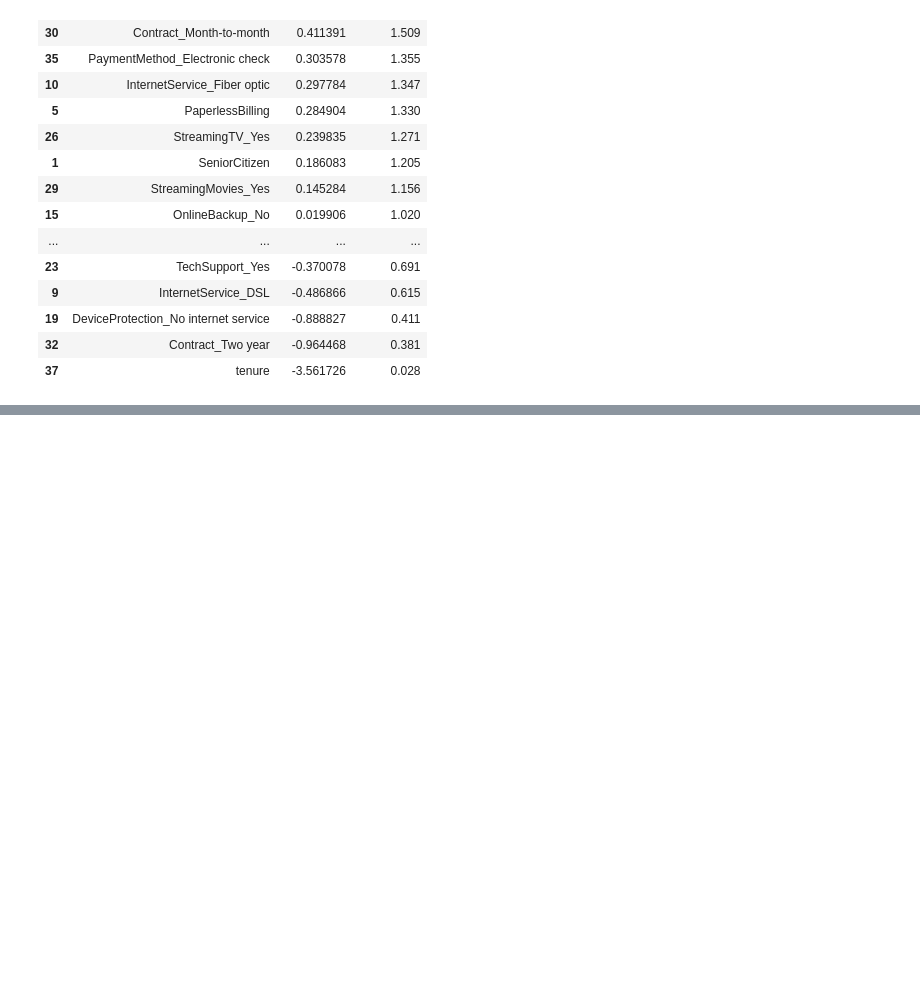
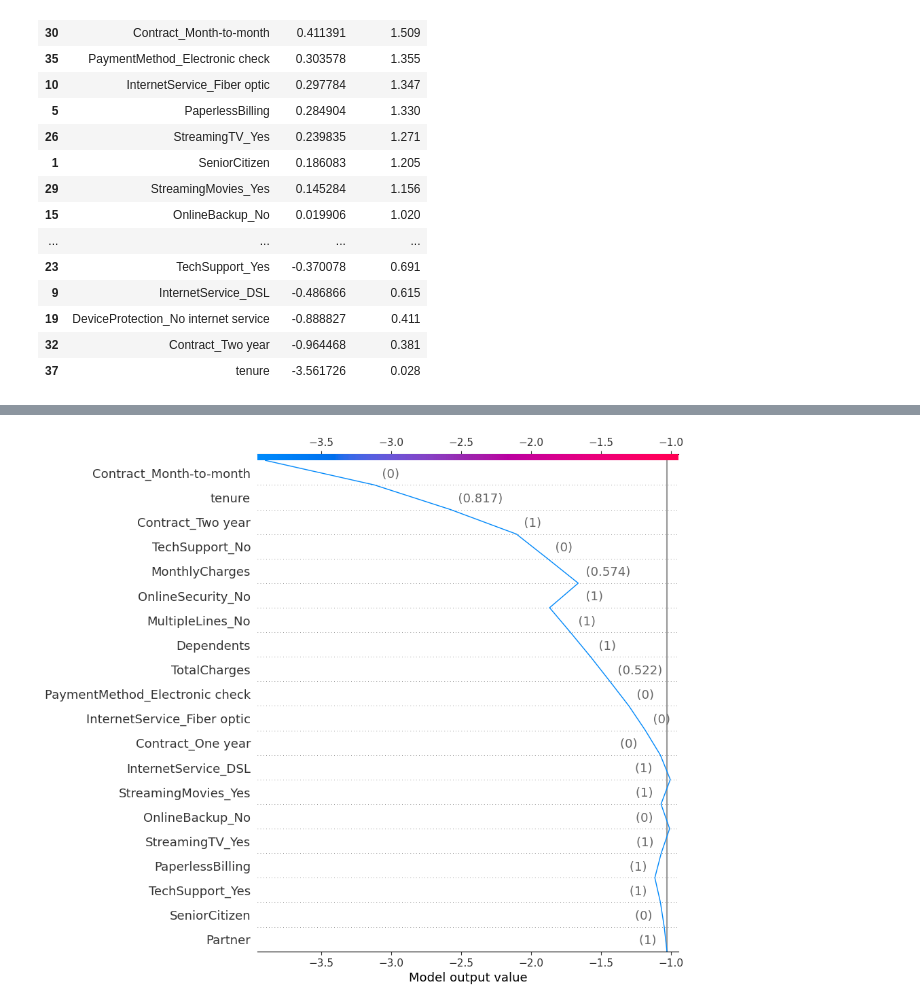
Before and after one commit to marsstr8n/Customer-Churn-Predictor, a Jupyter notebook: notebooks/eda_modelling_2nd_stage.ipynb, the cells around one changed output, grey strips where cells are left out. Cells and saved outputs as stored; diff of their text form; code cells hidden in the pictures; blank space fills up the shorter version.

```diff
--- a/notebooks/eda_modelling_2nd_stage.ipynb
+++ b/notebooks/eda_modelling_2nd_stage.ipynb
@@ -566,0 +666,5 @@ coefficients
+# %%
+# shap decision plot
+shap.decision_plot(explainer.expected_value, shap_values[0], X_test.iloc[0])
+# %% [output]
+[figure, added]
```
Also changed, not shown: parts of 16 cells of this notebook, 7 other files.
